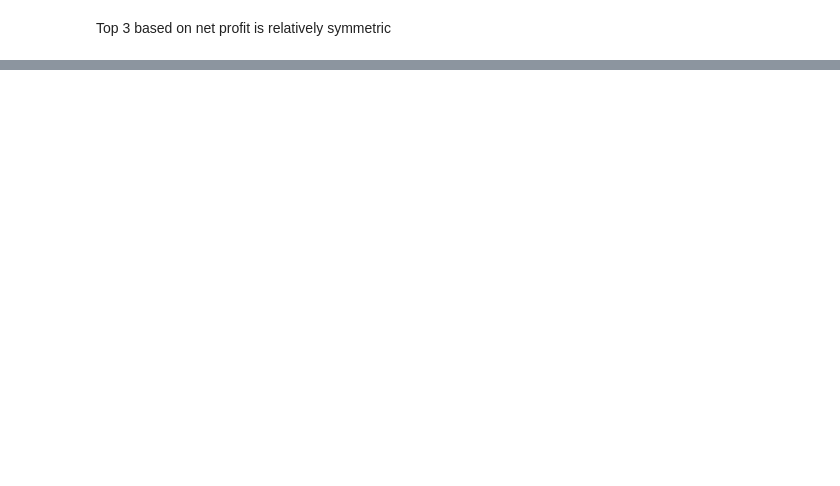
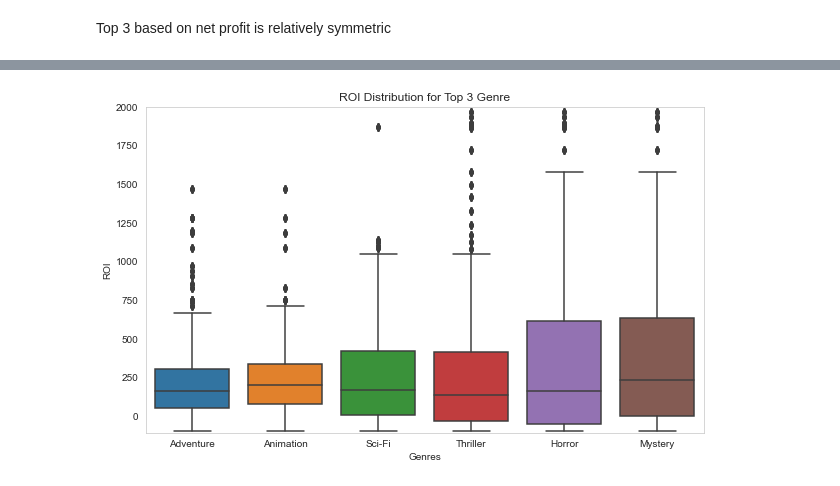
Before and after one commit to Jyve00/Microsoft_Movie_Project, a Jupyter notebook: Movie_Project_Draft.ipynb, the cells around one changed output, grey strips where cells are left out. Cells and saved outputs as stored; diff of their text form; code cells hidden in the pictures; blank space fills up the shorter version.

```diff
--- a/Movie_Project_Draft.ipynb
+++ b/Movie_Project_Draft.ipynb
@@ -856,0 +846,10 @@ Text(0.5, 1.0, 'ROI Distribution for Top 3 Genre')
+# %%
+fig, ax = plt.subplots(figsize=(10,6))
+ax = sns.boxplot(x='Genres', y = 'ROI', data= cd )
+# Set y axis limit for better visualization and comparison
+ax.set_ylim([-110, 2000])
+ax.set_title('ROI Distribution for Top 3 Genre')
+ax.grid(False)
+#plt.savefig('Visuals/Box_Plot_ROI.png')
+# %% [output]
+[figure, added]
```
Also changed, not shown: parts of 12 cells of this notebook, 1 other file.
